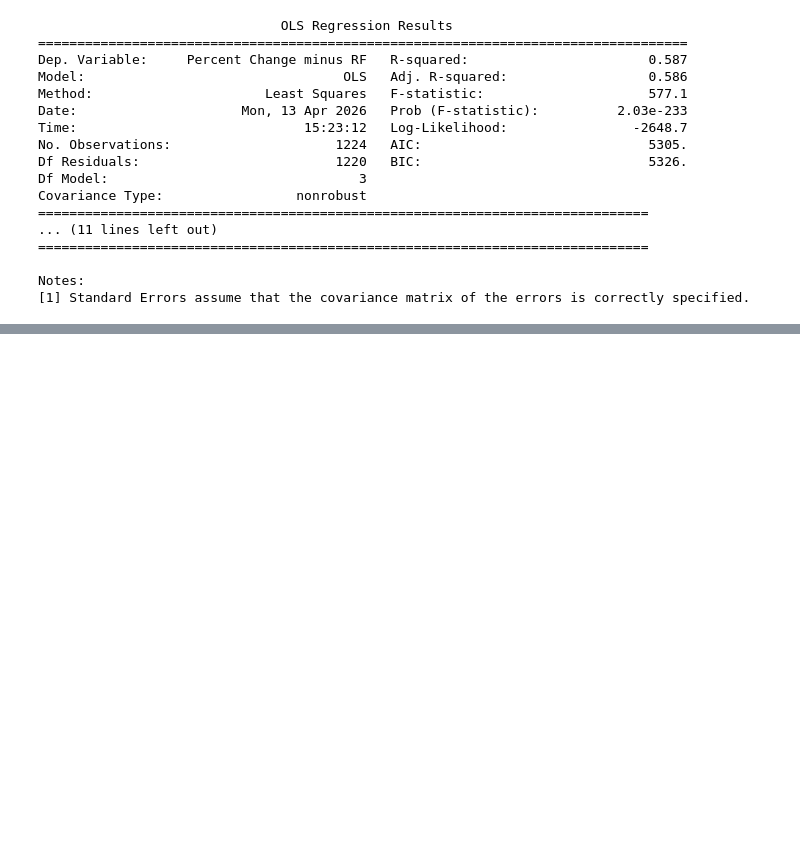
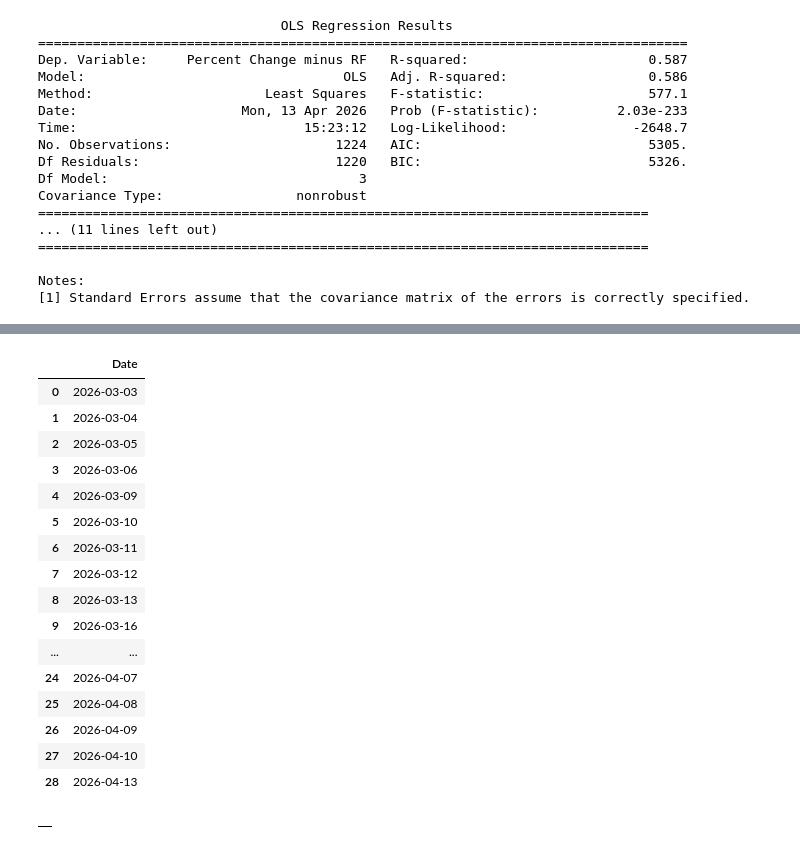
Before and after one commit to cmlee2/fama-french-model-analysis, a Jupyter notebook: model_test.ipynb, the cells around one changed output, grey strips where cells are left out. Cells and saved outputs as stored; diff of their text form; code cells hidden in the pictures; blank space fills up the shorter version.

```diff
--- a/model_test.ipynb
+++ b/model_test.ipynb
@@ -338,0 +438,23 @@ TypeError: 'FamaFrenchReader' object is not subscriptable
+# %%
+estimates = pd.DataFrame(index = returns.index).reset_index()
+estimates['Date'] = estimates['Date'].dt.date
+# %%
+estimates
+# %% [output]
+|  | Date |
+| 0 | 2026-03-03 |
+| 1 | 2026-03-04 |
+| 2 | 2026-03-05 |
+| 3 | 2026-03-06 |
+| 4 | 2026-03-09 |
+| 5 | 2026-03-10 |
+| 6 | 2026-03-11 |
+| 7 | 2026-03-12 |
+| 8 | 2026-03-13 |
+| 9 | 2026-03-16 |
+| ... | ... |
+| 24 | 2026-04-07 |
+| 25 | 2026-04-08 |
+| 26 | 2026-04-09 |
+| 27 | 2026-04-10 |
+| 28 | 2026-04-13 |
@@ -338,0 +509,4 @@ TypeError: 'FamaFrenchReader' object is not subscriptable
+# %%
+estimates
+# %% [output]
+|  |
```
Also changed, not shown: parts of 13 cells of this notebook, 5 other files.
